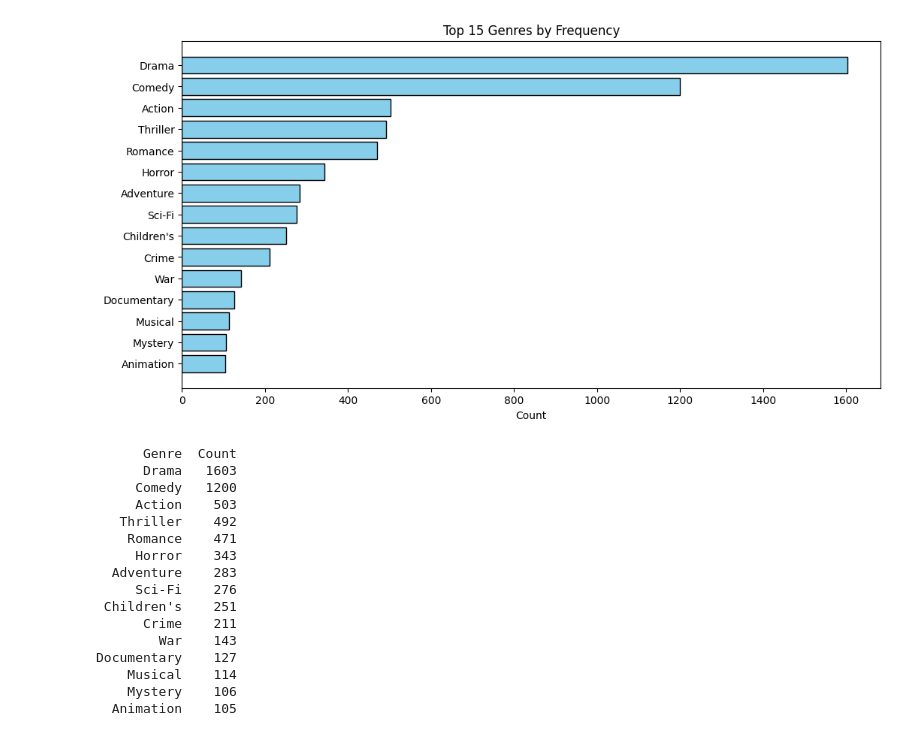
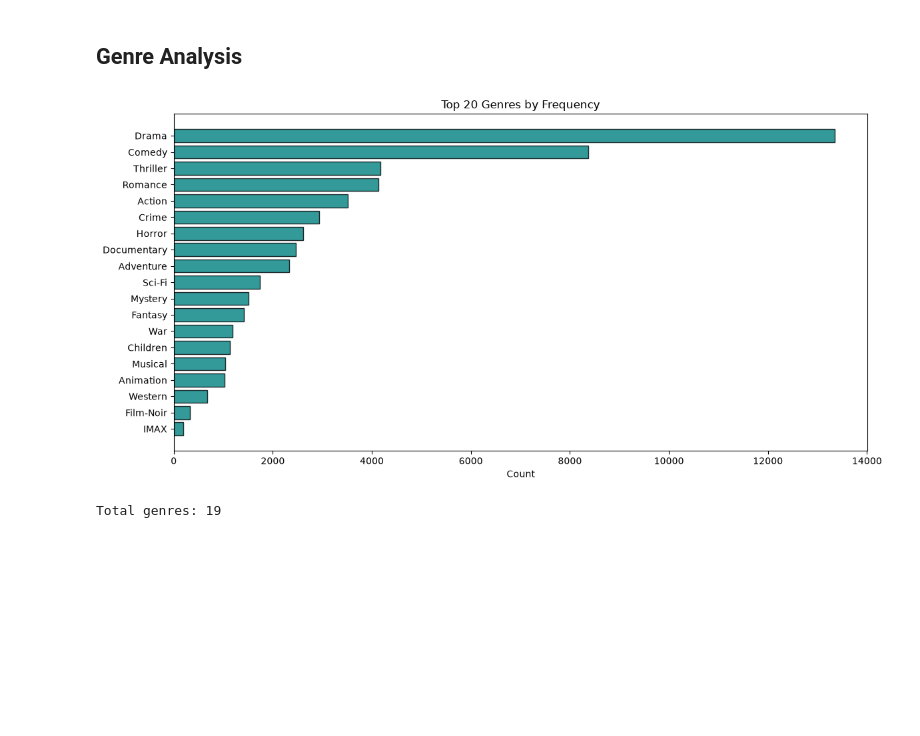
Before and after one commit to proust-19/CINEIQ, a Jupyter notebook: notebooks/01_eda.ipynb, the cells around one changed output. Saved outputs shown, nothing was run; the diff lists cells and outputs as text; code cells hidden in the pictures; blank space fills up the shorter version.

```diff
--- a/notebooks/01_eda.ipynb
+++ b/notebooks/01_eda.ipynb
@@ -42,0 +5,17 @@ print(ratings.head())
+# %%
+import pandas as pd
+import numpy as np
+import matplotlib.pyplot as plt
+from collections import Counter
+
+RAW = "../data/raw/ml-20m"
+PROC = "../data/processed"
+
+# Load MovieLens 20M (CSV format)
+movies = pd.read_csv(f"{RAW}/movies.csv")
+ratings = pd.read_csv(f"{RAW}/ratings.csv")
+
+print(f"Movies: {len(movies):,}")
+print(f"Ratings: {len(ratings):,}")
+print(f"Users: {ratings['userId'].nunique():,}")
+print(f"Rating range: {ratings['rating'].min()} - {ratings['rating'].max()}")
@@ -90,36 +98,24 @@ Std dev: 1.117
+# %% [markdown]
+## Genre Analysis
 # %%
-# Genre frequency analysis
-from collections import Counter
-
+# Genre frequency
 all_genres = []
-for g in movies['genres']:
-    all_genres.extend(g.split('|'))
+for g in movies["genres"]:
+    if g != "(no genres listed)":
+        all_genres.extend(g.split("|"))
 
 genre_counts = Counter(all_genres)
-genre_df = pd.DataFrame(genre_counts.most_common(15), columns=['Genre', 'Count'])
+genre_df = pd.DataFrame(genre_counts.most_common(20), columns=["Genre", "Count"])
 
 plt.figure(figsize=(12, 6))
-plt.barh(genre_df['Genre'], genre_df['Count'], color='skyblue', edgecolor='black')
-plt.xlabel('Count')
-plt.title('Top 15 Genres by Frequency')
+plt.barh(genre_df["Genre"], genre_df["Count"], color="teal", alpha=0.8, edgecolor="black")
+plt.xlabel("Count")
+plt.title("Top 20 Genres by Frequency")
 plt.gca().invert_yaxis()
+plt.tight_layout()
 plt.show()
-print(genre_df.to_string(index=False))
+
+print(f"Total genres: {len(genre_counts)}")
 # %% [output]
-[figure, old version]
+[figure, new version]
-      Genre  Count
-      Drama   1603
-     Comedy   1200
-     Action    503
-   Thriller    492
-    Romance    471
-     Horror    343
-  Adventure    283
-     Sci-Fi    276
- Children's    251
-      Crime    211
-        War    143
-Documentary    127
-    Musical    114
-    Mystery    106
-  Animation    105
+Total genres: 19
```
Also changed, not shown: parts of 19 cells of this notebook, 15 other files.
